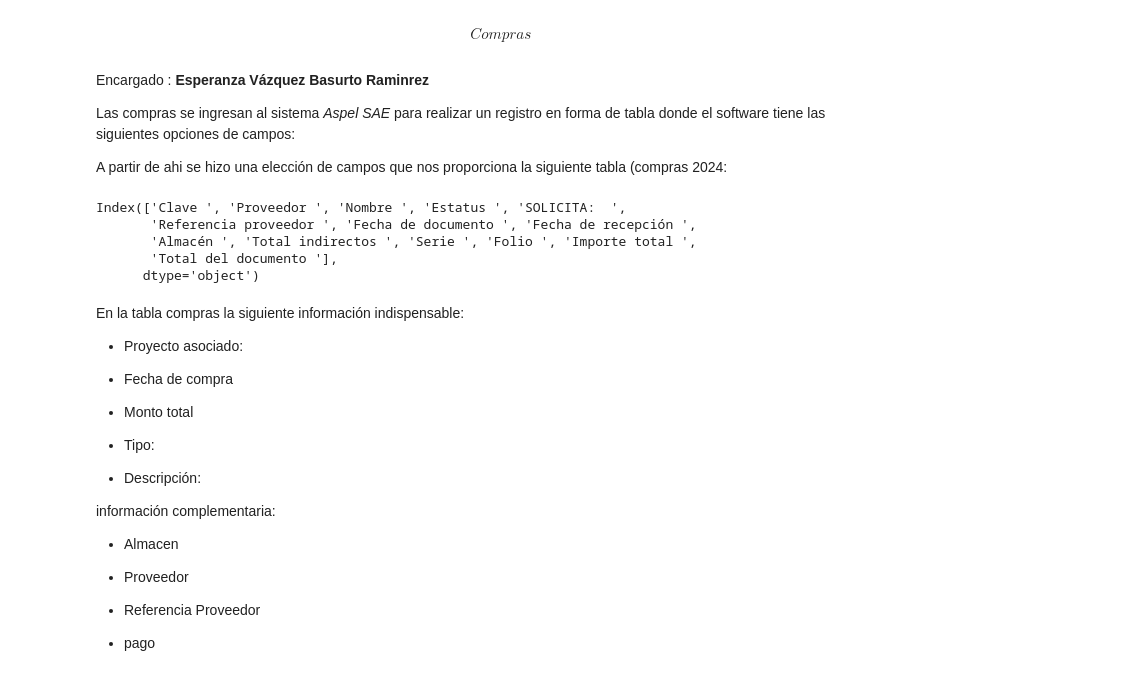
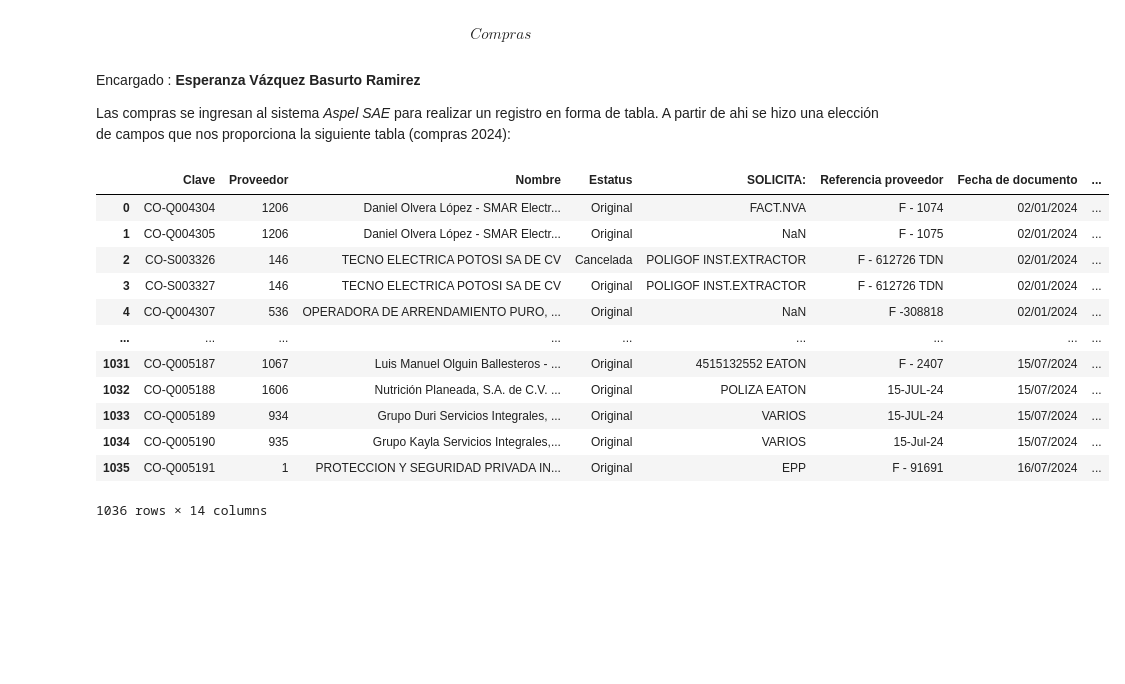
Before and after one commit to Samaelthecreator/DataEngineer, a Jupyter notebook: DataWarehouseSITEC.ipynb, the cells around one changed output. Saved outputs shown, nothing was run; the diff lists cells and outputs as text; code cells hidden in the pictures; blank space fills up the shorter version.

```diff
--- a/DataWarehouseSITEC.ipynb
+++ b/DataWarehouseSITEC.ipynb
@@ -133,41 +132,27 @@ Para estos procesos tenemos su respectivo responsable administrativo:
 # %% [markdown]
 $$\,\,\,\,\,\,\,\textit{Compras}$$
 # %% [markdown]
-Encargado : **Esperanza Vázquez Basurto Raminrez**
+Encargado : **Esperanza Vázquez Basurto Ramirez**
 
-Las compras se ingresan al sistema *Aspel SAE* para realizar un registro en forma de tabla donde el software tiene las siguientes opciones de campos:
-
-A partir de ahi se hizo una elección de campos que nos proporciona la siguiente tabla (compras 2024:
+Las compras se ingresan al sistema *Aspel SAE* para realizar un registro en forma de tabla.
+A partir de ahi se hizo una elección de campos que nos proporciona la siguiente tabla (compras 2024):
 # %%
 import pandas as pd
 
 Compras = pd.read_excel('C://Users//52473//OneDrive//Documentos//SITEC//2024//Compras.xls')
 
-Compras.columns
+Compras
 # %% [output]
+|  | Clave | Proveedor | Nombre | Estatus | SOLICITA: | Referencia proveedor | Fecha de documento | ... |
+| 0 | CO-Q004304 | 1206 | Daniel Olvera López - SMAR Electr... | Original | FACT.NVA | F - 1074 | 02/01/2024 | ... |
+| 1 | CO-Q004305 | 1206 | Daniel Olvera López - SMAR Electr... | Original | NaN | F - 1075 | 02/01/2024 | ... |
+| 2 | CO-S003326 | 146 | TECNO ELECTRICA POTOSI SA DE CV | Cancelada | POLIGOF INST.EXTRACTOR | F - 612726 TDN | 02/01/2024 | ... |
+| 3 | CO-S003327 | 146 | TECNO ELECTRICA POTOSI SA DE CV | Original | POLIGOF INST.EXTRACTOR | F - 612726 TDN | 02/01/2024 | ... |
+| 4 | CO-Q004307 | 536 | OPERADORA DE ARRENDAMIENTO PURO, ... | Original | NaN | F -308818 | 02/01/2024 | ... |
+| ... | ... | ... | ... | ... | ... | ... | ... | ... |
+| 1031 | CO-Q005187 | 1067 | Luis Manuel Olguin Ballesteros - ... | Original | 4515132552 EATON | F - 2407 | 15/07/2024 | ... |
+| 1032 | CO-Q005188 | 1606 | Nutrición Planeada, S.A. de C.V. ... | Original | POLIZA EATON | 15-JUL-24 | 15/07/2024 | ... |
+| 1033 | CO-Q005189 | 934 | Grupo Duri Servicios Integrales, ... | Original | VARIOS | 15-JUL-24 | 15/07/2024 | ... |
+| 1034 | CO-Q005190 | 935 | Grupo Kayla Servicios Integrales,... | Original | VARIOS | 15-Jul-24 | 15/07/2024 | ... |
+| 1035 | CO-Q005191 | 1 | PROTECCION Y SEGURIDAD PRIVADA IN... | Original | EPP | F - 91691 | 16/07/2024 | ... |
-Index(['Clave ', 'Proveedor ', 'Nombre ', 'Estatus ', 'SOLICITA:  ',
-       'Referencia proveedor ', 'Fecha de documento ', 'Fecha de recepción ',
-       'Almacén ', 'Total indirectos ', 'Serie ', 'Folio ', 'Importe total ',
-       'Total del documento '],
-      dtype='object')
+1036 rows × 14 columns
-# %% [markdown]
-En la tabla compras la siguiente información indispensable:
-
-- Proyecto asociado:
-
-- Fecha de compra
-
-- Monto total
-
-- Tipo:
-
-- Descripción:
-
-información complementaria:
-- Almacen
-
-- Proveedor
-
-- Referencia Proveedor
-
-- pago
```
Also changed, not shown: parts of 13 cells of this notebook.
